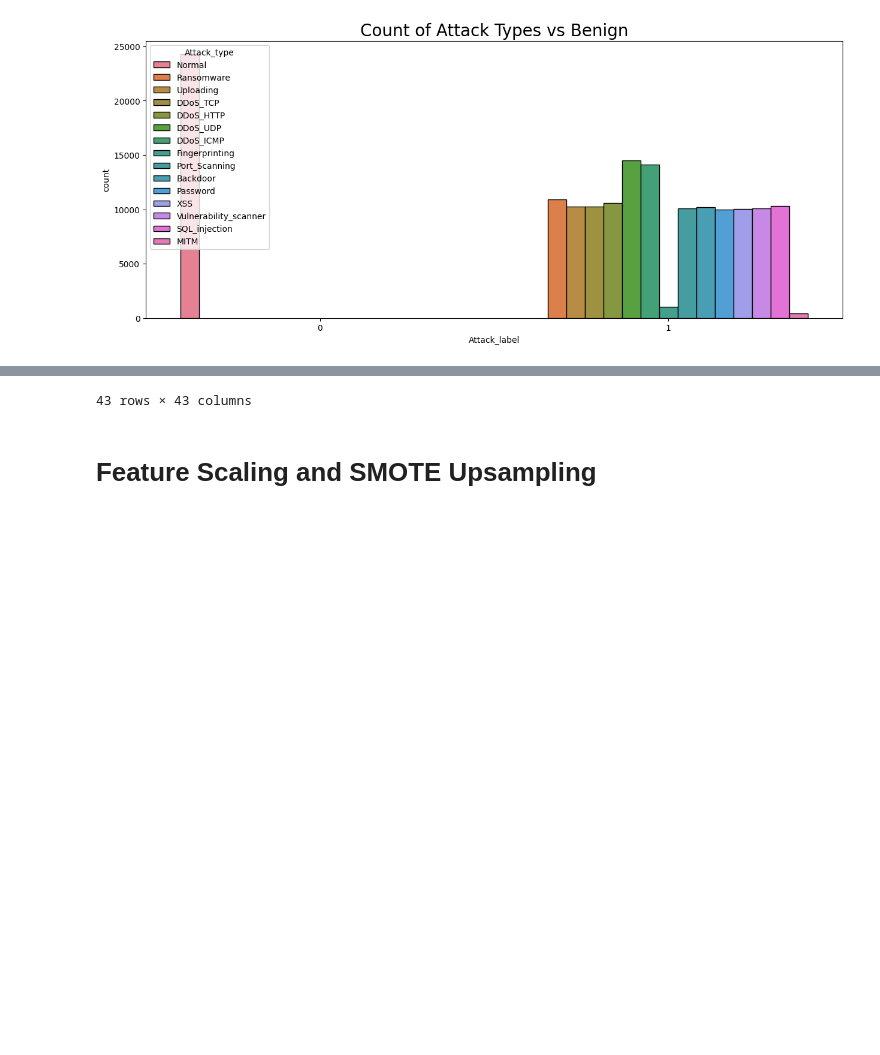
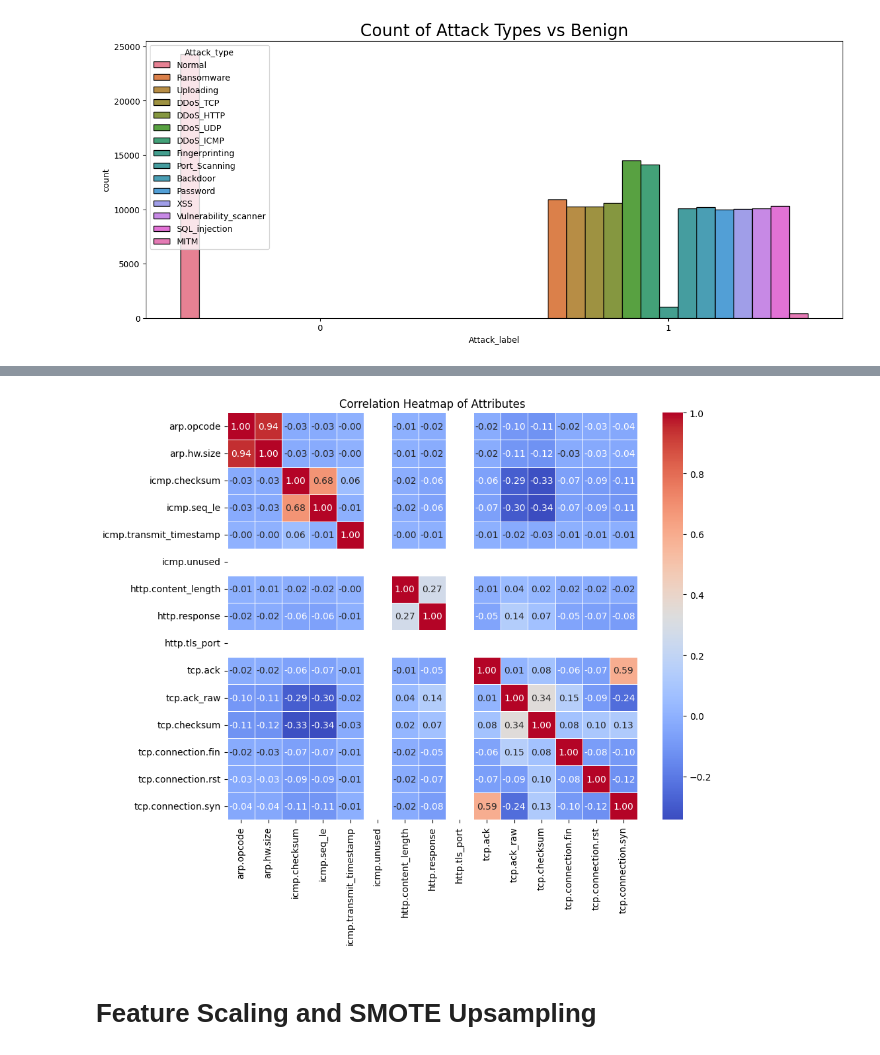
Before and after one commit to lazybug19/Attester_Design, a Jupyter notebook: verifier.ipynb, the cells around one changed output, grey strips where cells are left out. Cells and saved outputs as stored; diff of their text form; code cells hidden in the pictures; blank space fills up the shorter version.

```diff
--- a/verifier.ipynb
+++ b/verifier.ipynb
@@ -37,7 +39,7 @@ from sklearn.metrics import accuracy_score, confusion_matrix
 from bayes_opt import BayesianOptimization
 from sklearn.model_selection import cross_val_score
 
-dataFrame = pd.read_csv('IoT_Dataset.csv')
+dataFrame = pd.read_csv('/IoT_Dataset.csv')
 # %% [markdown]
 # Pre-defined Functions
 # %% [markdown]
@@ -156,10 +158,15 @@ fig.show()
 # Evaluates the relationship between 2 variables in a data set
 numeric_cols = dataFrame.select_dtypes(include='number').columns
 numeric_data = dataFrame[numeric_cols]
+subset = numeric_data[numeric_data.columns[:15]]
 
 # correlation coefficient =
     # 1: a strong relationship,
     # 0 : a neutral relationship,
     # -1 : a not strong relationship
-numeric_data.corr()
+corrMatrix = subset.corr()
+plt.figure(figsize=(10, 8))
+sns.heatmap(corrMatrix, annot=True, cmap='coolwarm', fmt='.2f', linewidths=0.5)
+plt.title('Correlation Heatmap of Attributes')
+plt.show()
 # %% [output]
@@ -183,4 +173,4 @@ numeric_data.corr()
-43 rows × 43 columns
+[figure, added]
 # %% [markdown]
 # Feature Scaling and SMOTE Upsampling
 # %%
```
Also changed, not shown: parts of 10 cells of this notebook.
